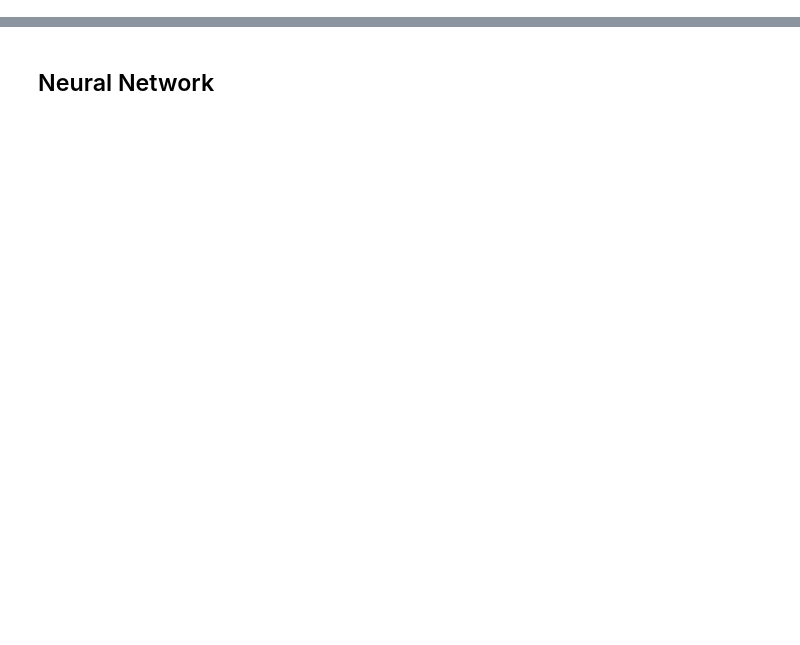
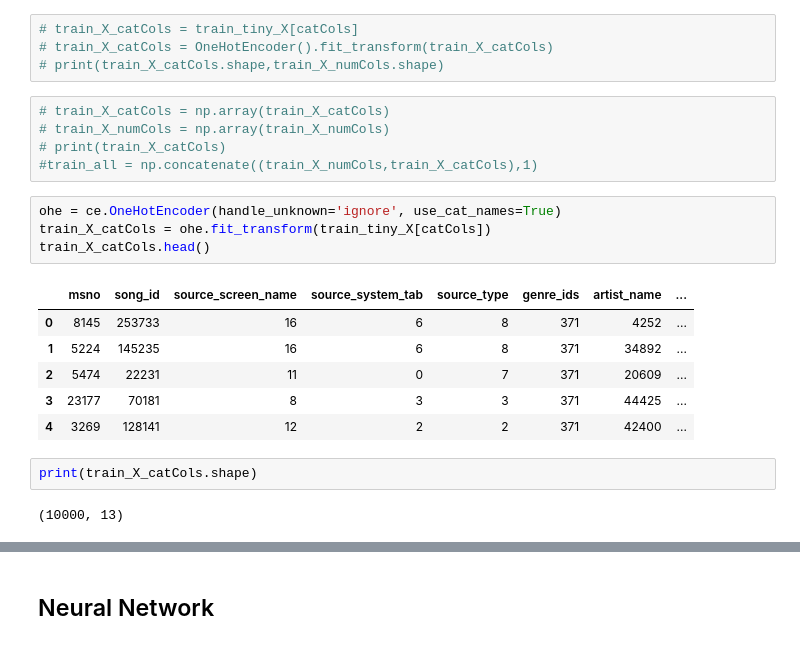
Before and after one commit to yunrulovescoding/CS229, a Jupyter notebook: NeuralNetwork.ipynb, the cells around one changed output, grey strips where cells are left out. Saved outputs shown, nothing was run; the diff lists cells and outputs as text; blank space fills up the shorter version.

```diff
--- a/NeuralNetwork.ipynb
+++ b/NeuralNetwork.ipynb
@@ -39,0 +82,24 @@ val_tiny_y = val_y[:1000].copy()
+# %%
+# train_X_catCols = train_tiny_X[catCols]
+# train_X_catCols = OneHotEncoder().fit_transform(train_X_catCols)
+# print(train_X_catCols.shape,train_X_numCols.shape)
+# %%
+# train_X_catCols = np.array(train_X_catCols)
+# train_X_numCols = np.array(train_X_numCols)
+# print(train_X_catCols)
+#train_all = np.concatenate((train_X_numCols,train_X_catCols),1)
+# %%
+ohe = ce.OneHotEncoder(handle_unknown='ignore', use_cat_names=True)
+train_X_catCols = ohe.fit_transform(train_tiny_X[catCols])
+train_X_catCols.head()
+# %% [output]
+|  | msno | song_id | source_screen_name | source_system_tab | source_type | genre_ids | artist_name | ... |
+| 0 | 8145 | 253733 | 16 | 6 | 8 | 371 | 4252 | ... |
+| 1 | 5224 | 145235 | 16 | 6 | 8 | 371 | 34892 | ... |
+| 2 | 5474 | 22231 | 11 | 0 | 7 | 371 | 20609 | ... |
+| 3 | 23177 | 70181 | 8 | 3 | 3 | 371 | 44425 | ... |
+| 4 | 3269 | 128141 | 12 | 2 | 2 | 371 | 42400 | ... |
+# %%
+print(train_X_catCols.shape)
+# %% [output]
+(10000, 13)
```
Also changed, not shown: parts of 25 cells of this notebook, 1 other file.
